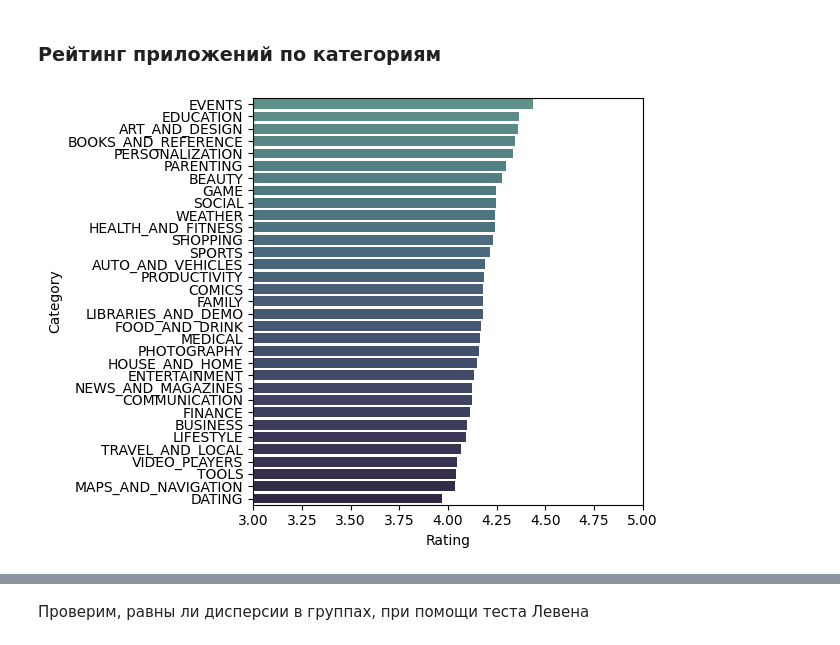
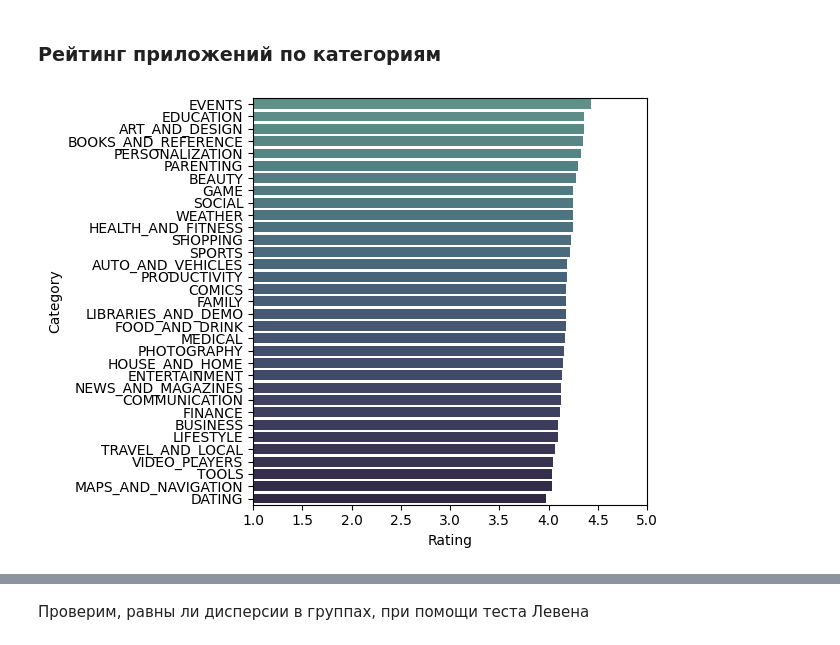
Before and after one commit to sanyakamen1/Google_Play_Store_EDA, a Jupyter notebook: Google Play Store EDA.ipynb, the cells around one changed output, grey strips where cells are left out. Drawn from its saved outputs; the diff is of its cells as text; code cells hidden in the pictures.

```diff
--- a/Google Play Store EDA.ipynb
+++ b/Google Play Store EDA.ipynb
@@ -766,10 +774,11 @@ p-value < 0.05, поэтому мы можем отвергнуть нулеву
 ### Рейтинг приложений по категориям
 # %%
 sns.barplot(x=apps.Rating, y=apps.Category, errcolor=sns.cubehelix_palette(66, start=.5, rot=-.75)[-12],
-           order=apps.groupby('Category')['Rating'].mean().sort_values(ascending=False).index, errorbar=None).set_xlim(3, 5)
+           order=apps.groupby('Category')['Rating'].mean().sort_values(ascending=False).index,
+            errorbar=None).set_xlim(1,5)
 plt.tight_layout()
 # %% [output]
-[figure, old version]
+[figure, new version]
 # %%
 # посмотрим на размеры групп
 apps.Category.value_counts()
```
Also changed, not shown: parts of 29 cells of this notebook.
